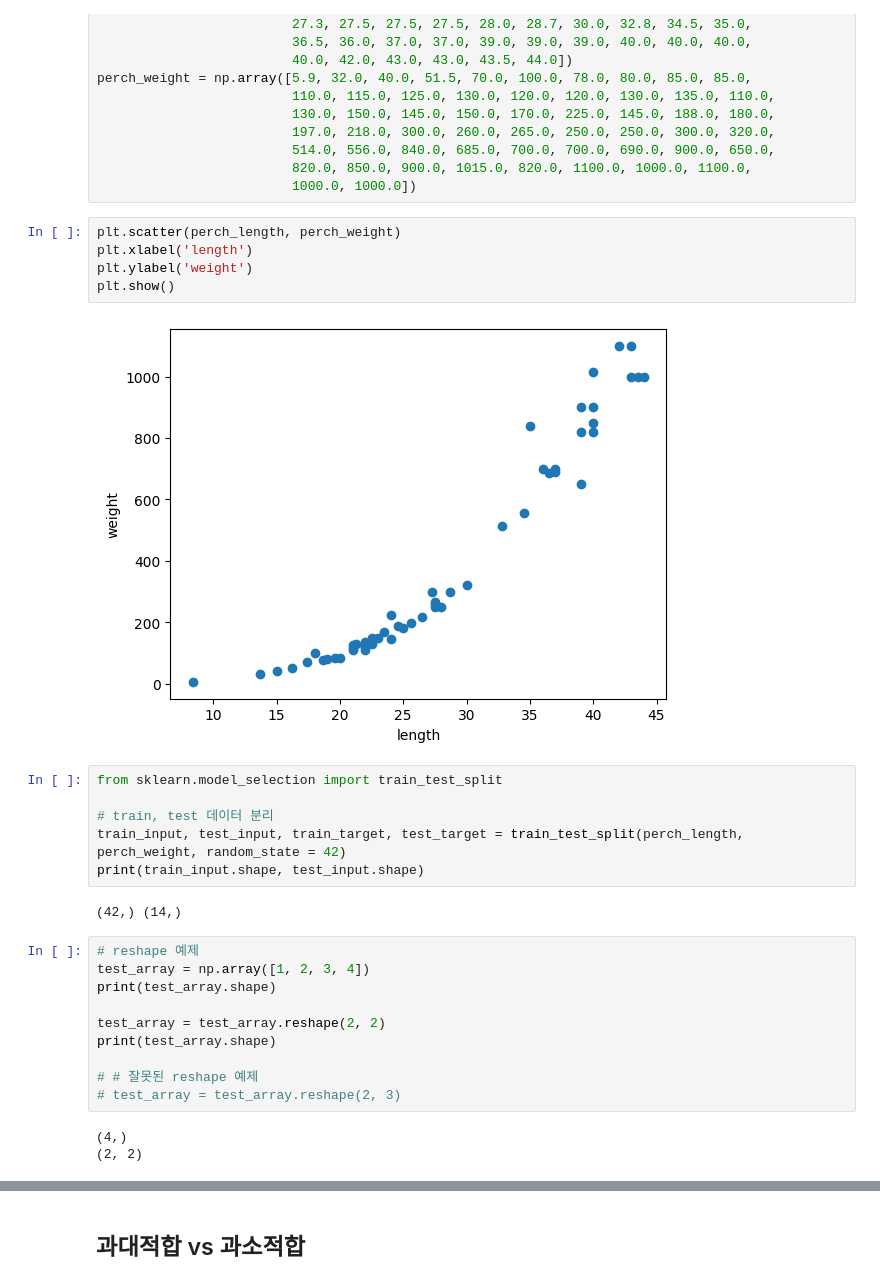
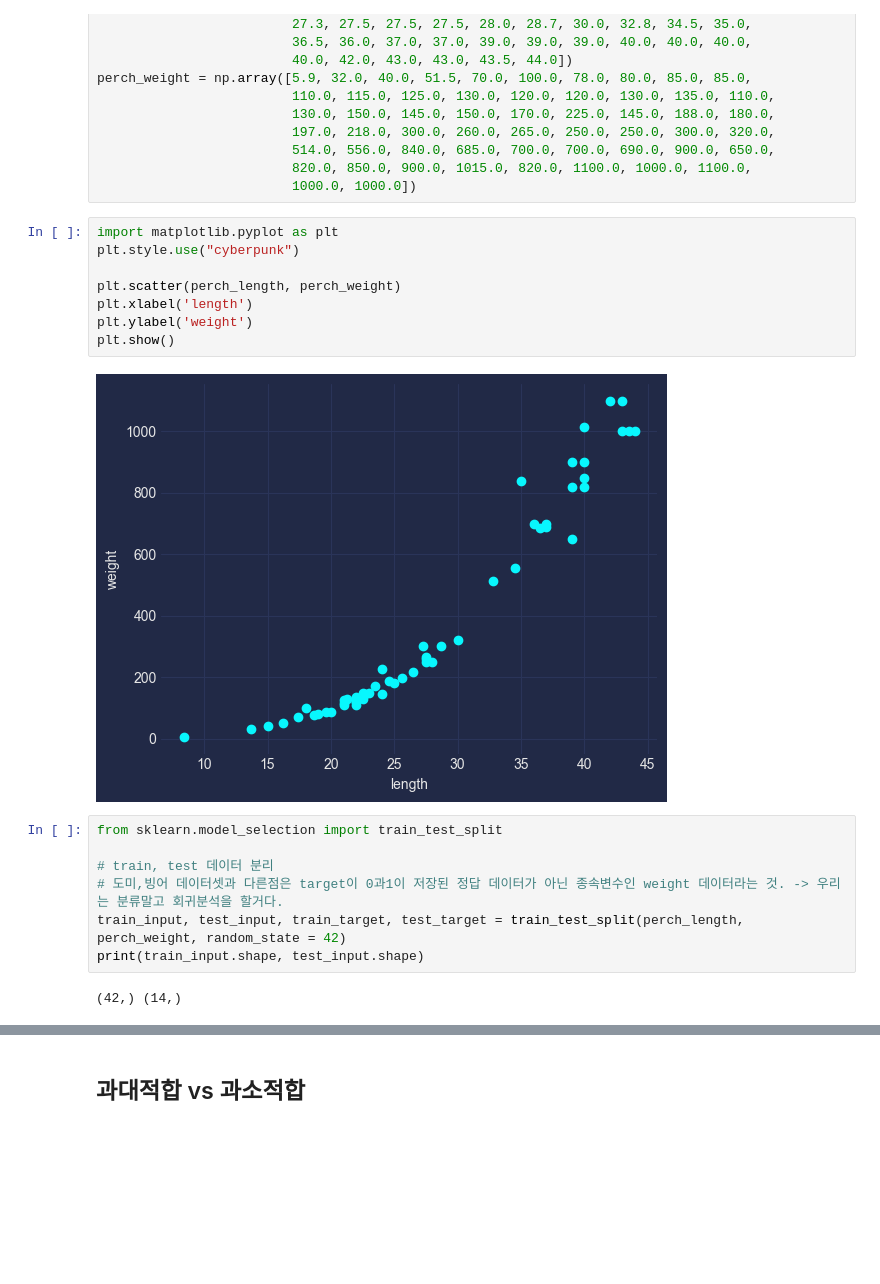
Before and after one commit to bum0w0/Machine-Learning, a Jupyter notebook: ml_03.ipynb, the cells around one changed output, grey strips where cells are left out. Saved outputs shown, nothing was run; the diff lists cells and outputs as text; blank space fills up the shorter version.

```diff
--- a/ml_03.ipynb
+++ b/ml_03.ipynb
@@ -20,30 +20,21 @@ perch_weight = np.array([5.9, 32.0, 40.0, 51.5, 70.0, 100.0, 78.0, 80.0, 85.0, 8
                          820.0, 850.0, 900.0, 1015.0, 820.0, 1100.0, 1000.0, 1100.0,
                          1000.0, 1000.0])
 # %%
+import matplotlib.pyplot as plt
+plt.style.use("cyberpunk")
+
 plt.scatter(perch_length, perch_weight)
 plt.xlabel('length')
 plt.ylabel('weight')
 plt.show()
 # %% [output]
-[figure, old version]
+[figure, new version]
 # %%
 from sklearn.model_selection import train_test_split
 
 # train, test 데이터 분리
+# 도미,빙어 데이터셋과 다른점은 target이 0과1이 저장된 정답 데이터가 아닌 종속변수인 weight 데이터라는 것. -> 우리는 분류말고 회귀분석을 할거다.
 train_input, test_input, train_target, test_target = train_test_split(perch_length, perch_weight, random_state = 42)
 print(train_input.shape, test_input.shape)
 # %% [output]
 (42,) (14,)
-# %%
-# reshape 예제
-test_array = np.array([1, 2, 3, 4])
-print(test_array.shape)
-
-test_array = test_array.reshape(2, 2)
-print(test_array.shape)
-
-# # 잘못된 reshape 예제
-# test_array = test_array.reshape(2, 3)
-# %% [output]
-(4,)
-(2, 2)
```
Also changed, not shown: parts of 28 cells of this notebook, 1 other file.
